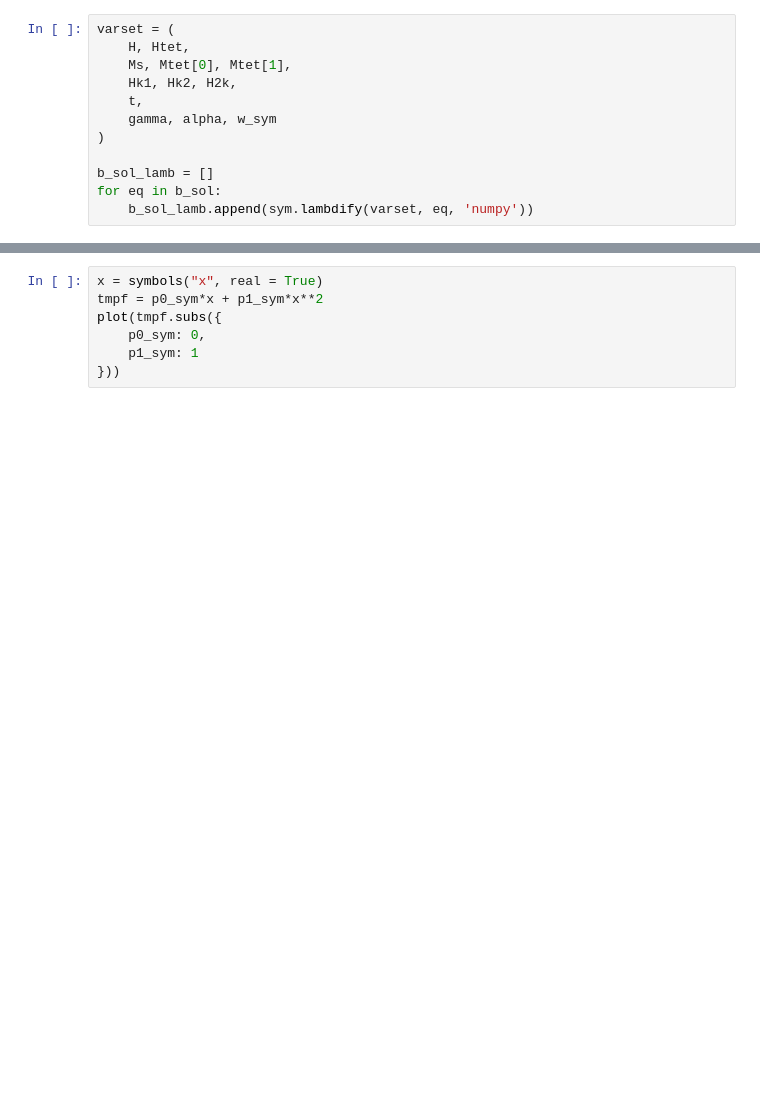
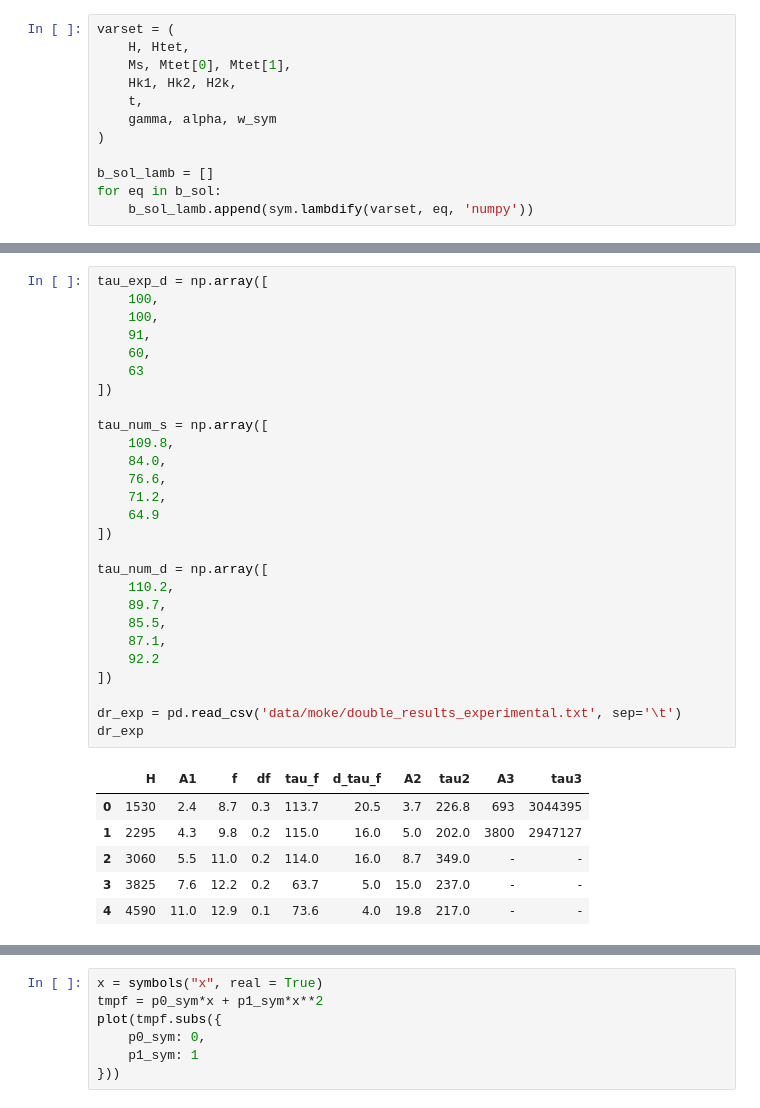
Before and after one commit to sashabusse/LLG_INT, a Jupyter notebook: linear_double.ipynb, the cells around one changed output, grey strips where cells are left out. Drawn from its saved outputs; the diff is of its cells as text; blank space fills up the shorter version.

```diff
--- a/linear_double.ipynb
+++ b/linear_double.ipynb
@@ -314,4 +314,38 @@ class BetaResults:
 
 
 results_beta = BetaResults(film_inst_double)
+# %%
+tau_exp_d = np.array([
+    100,
+    100,
+    91,
+    60,
+    63
+])
+
+tau_num_s = np.array([
+    109.8,
+    84.0,
+    76.6,
+    71.2,
+    64.9
+])
+
+tau_num_d = np.array([
+    110.2,
+    89.7,
+    85.5,
+    87.1,
+    92.2
+])
+
+dr_exp = pd.read_csv('data/moke/double_results_experimental.txt', sep='\t')
+dr_exp
+# %% [output]
+|  | H | A1 | f | df | tau_f | d_tau_f | A2 | tau2 | A3 | tau3 |
+| 0 | 1530 | 2.4 | 8.7 | 0.3 | 113.7 | 20.5 | 3.7 | 226.8 | 693 | 3044395 |
+| 1 | 2295 | 4.3 | 9.8 | 0.2 | 115.0 | 16.0 | 5.0 | 202.0 | 3800 | 2947127 |
+| 2 | 3060 | 5.5 | 11.0 | 0.2 | 114.0 | 16.0 | 8.7 | 349.0 | - | - |
+| 3 | 3825 | 7.6 | 12.2 | 0.2 | 63.7 | 5.0 | 15.0 | 237.0 | - | - |
+| 4 | 4590 | 11.0 | 12.9 | 0.1 | 73.6 | 4.0 | 19.8 | 217.0 | - | - |
 # %%
```
Also changed, not shown: parts of 5 cells of this notebook, 17 other files.
